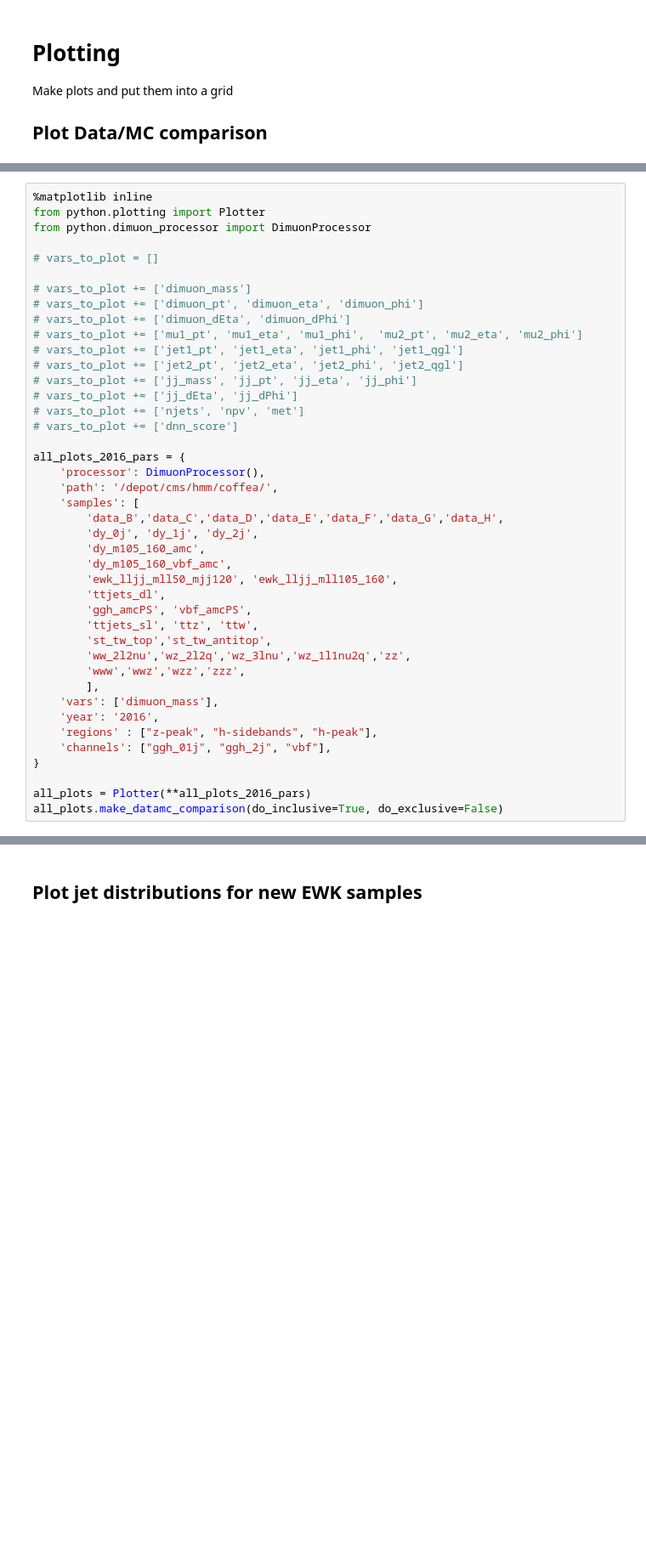
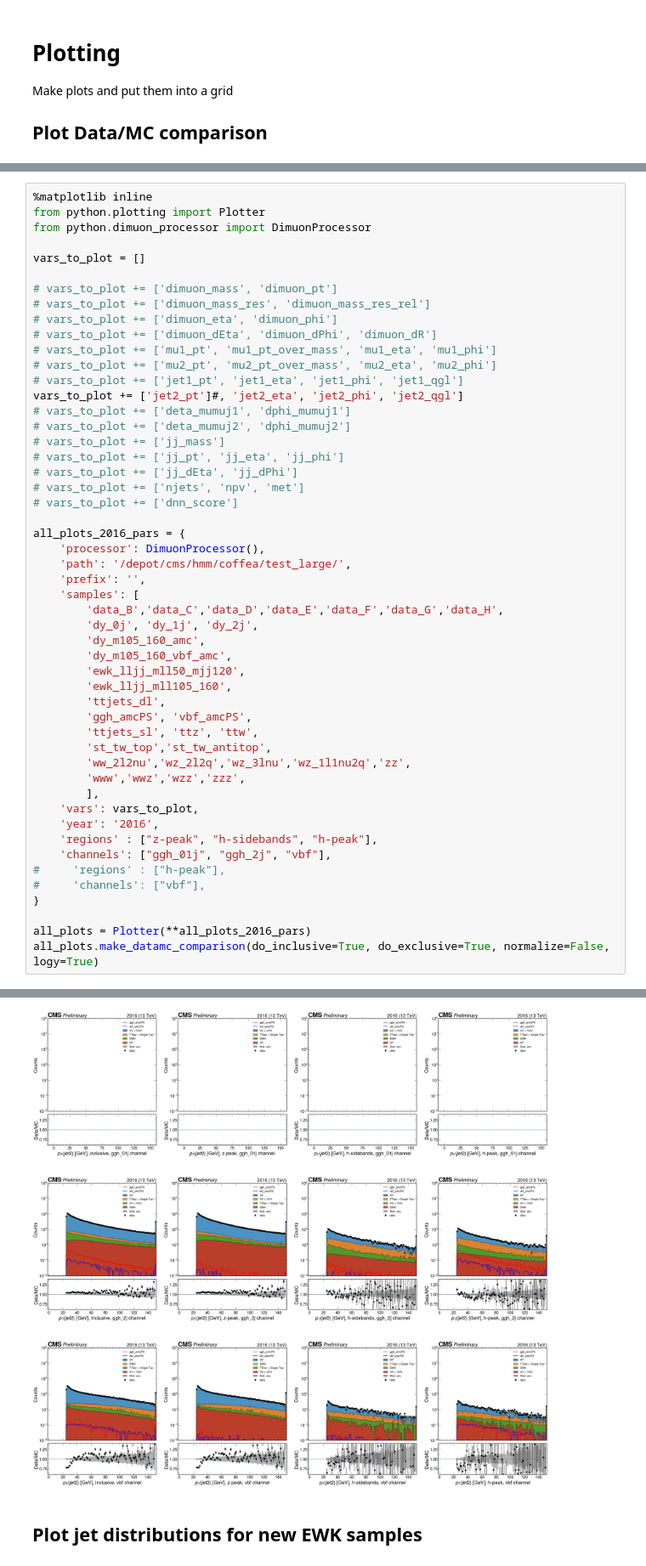
Before and after one commit to Run3HmmAnalysis/copperhead, a Jupyter notebook: analyzer.ipynb, the cells around one changed output, grey strips where cells are left out. Shown: that part at 85% size. Cells and saved outputs as stored; diff of their text form; blank space fills up the shorter version.

```diff
--- a/analyzer.ipynb
+++ b/analyzer.ipynb
@@ -167,28 +273,35 @@ Plot Data/MC comparison
 from python.plotting import Plotter
 from python.dimuon_processor import DimuonProcessor
 
-# vars_to_plot = []
+vars_to_plot = []
 
-# vars_to_plot += ['dimuon_mass']
-# vars_to_plot += ['dimuon_pt', 'dimuon_eta', 'dimuon_phi']
-# vars_to_plot += ['dimuon_dEta', 'dimuon_dPhi']
-# vars_to_plot += ['mu1_pt', 'mu1_eta', 'mu1_phi',  'mu2_pt', 'mu2_eta', 'mu2_phi']
+# vars_to_plot += ['dimuon_mass', 'dimuon_pt']
+# vars_to_plot += ['dimuon_mass_res', 'dimuon_mass_res_rel']
+# vars_to_plot += ['dimuon_eta', 'dimuon_phi']
+# vars_to_plot += ['dimuon_dEta', 'dimuon_dPhi', 'dimuon_dR']
+# vars_to_plot += ['mu1_pt', 'mu1_pt_over_mass', 'mu1_eta', 'mu1_phi']
+# vars_to_plot += ['mu2_pt', 'mu2_pt_over_mass', 'mu2_eta', 'mu2_phi']
 # vars_to_plot += ['jet1_pt', 'jet1_eta', 'jet1_phi', 'jet1_qgl']
-# vars_to_plot += ['jet2_pt', 'jet2_eta', 'jet2_phi', 'jet2_qgl']
-# vars_to_plot += ['jj_mass', 'jj_pt', 'jj_eta', 'jj_phi']
+vars_to_plot += ['jet2_pt']#, 'jet2_eta', 'jet2_phi', 'jet2_qgl']
+# vars_to_plot += ['deta_mumuj1', 'dphi_mumuj1']
+# vars_to_plot += ['deta_mumuj2', 'dphi_mumuj2']
+# vars_to_plot += ['jj_mass']
+# vars_to_plot += ['jj_pt', 'jj_eta', 'jj_phi']
 # vars_to_plot += ['jj_dEta', 'jj_dPhi']
 # vars_to_plot += ['njets', 'npv', 'met']
 # vars_to_plot += ['dnn_score']
 
 all_plots_2016_pars = {
     'processor': DimuonProcessor(),
-    'path': '/depot/cms/hmm/coffea/',
+    'path': '/depot/cms/hmm/coffea/test_large/',
+    'prefix': '',
     'samples': [
         'data_B','data_C','data_D','data_E','data_F','data_G','data_H',
         'dy_0j', 'dy_1j', 'dy_2j',
         'dy_m105_160_amc',
         'dy_m105_160_vbf_amc',
-        'ewk_lljj_mll50_mjj120', 'ewk_lljj_mll105_160',
+        'ewk_lljj_mll50_mjj120',
+        'ewk_lljj_mll105_160',
         'ttjets_dl',
         'ggh_amcPS', 'vbf_amcPS',
         'ttjets_sl', 'ttz', 'ttw',
@@ -196,11 +309,14 @@ all_plots_2016_pars = {
         'ww_2l2nu','wz_2l2q','wz_3lnu','wz_1l1nu2q','zz',
         'www','wwz','wzz','zzz',
         ],
-    'vars': ['dimuon_mass'],
+    'vars': vars_to_plot,
     'year': '2016',
     'regions' : ["z-peak", "h-sidebands", "h-peak"],
     'channels': ["ggh_01j", "ggh_2j", "vbf"],
+#     'regions' : ["h-peak"],
+#     'channels': ["vbf"],
 }
 
 all_plots = Plotter(**all_plots_2016_pars)
-all_plots.make_datamc_comparison(do_inclusive=True, do_exclusive=False)
+all_plots.make_datamc_comparison(do_inclusive=True, do_exclusive=True, normalize=False, logy=True)
+# %% [output]
@@ -207,3 +340,4 @@ all_plots.make_datamc_comparison(do_inclusive=True, do_exclusive=False)
+[figure, added]
 # %% [markdown]
 Plot jet distributions for new EWK samples
 ---
```
Also changed, not shown: parts of 11 cells of this notebook, 2 other files.
